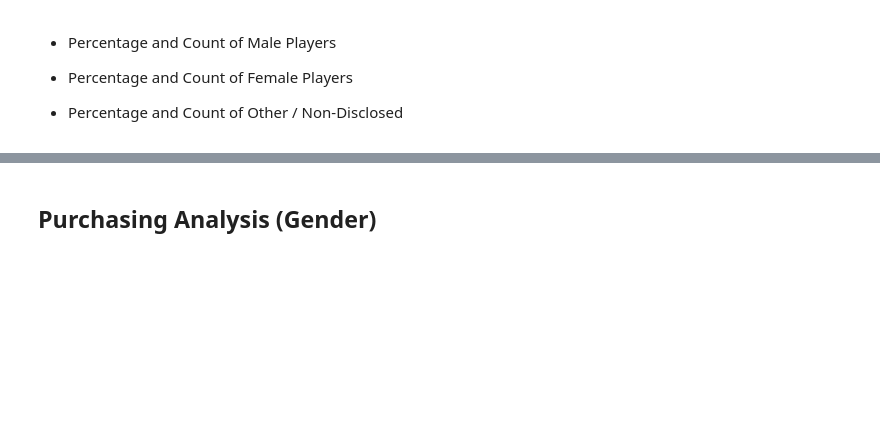
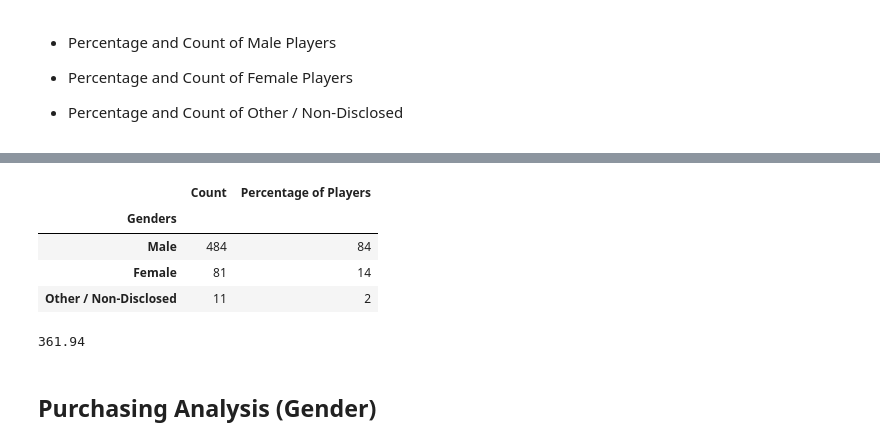
Before and after one commit to jungsik89/databootcamp-homework, a Jupyter notebook: Unit4-Panda/Instructions/HeroesOfPymoli/HerosOfPymoli_workingcopy.ipynb, the cells around one changed output, grey strips where cells are left out. Cells and saved outputs as stored; diff of their text form; code cells hidden in the pictures; blank space fills up the shorter version.

```diff
--- a/Unit4-Panda/Instructions/HeroesOfPymoli/HerosOfPymoli_workingcopy.ipynb
+++ b/Unit4-Panda/Instructions/HeroesOfPymoli/HerosOfPymoli_workingcopy.ipynb
@@ -152,0 +199,3 @@ gender
+# %%
+gncount = len(gn)
+gnpercentage = (gncount/countofplayer) * 100
@@ -167,0 +231,20 @@ gender
+# %%
+gendersdemodf = pd.DataFrame({
+    'Count': [gmcount, gfcount, gncount],
+    'Percentage of Players': [round(gmpercentage), round(gfpercentage), round(gnpercentage)],
+    'Genders' : ['Male', 'Female', 'Other / Non-Disclosed']
+})
+#gdemodf = pd.DataFrame(data=genderdemodict, )
+
+#genderdemodf = pd.DataFrame(data=genderdemodict)
+#genderdemodf
+#genderdemodf
+#gdemodf
+gendersdemodf
+gendersdemodf.set_index('Genders')
+# %% [output]
+|  | Count | Percentage of Players |
+| Genders |  |  |
+| Male | 484 | 84 |
+| Female | 81 | 14 |
+| Other / Non-Disclosed | 11 | 2 |
@@ -168,3 +256,7 @@ gender
+# %%
+gfsum
+# %% [output]
+361.94
 # %% [markdown]
 
 ## Purchasing Analysis (Gender)
```
Also changed, not shown: parts of 39 cells of this notebook, 2 other files.
